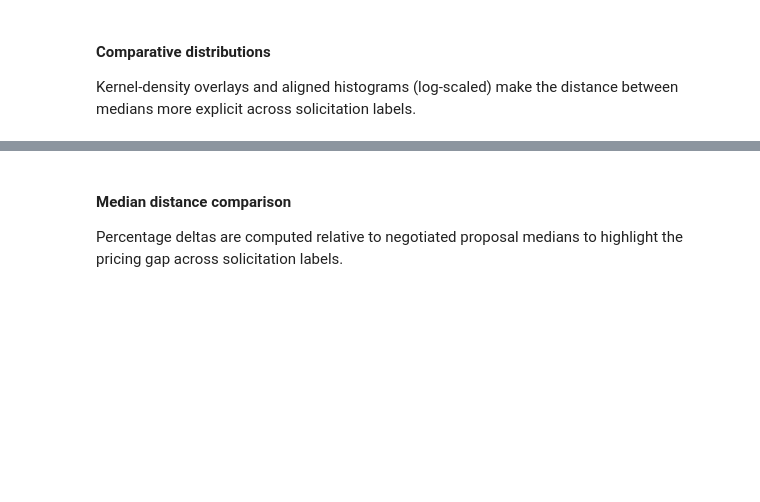
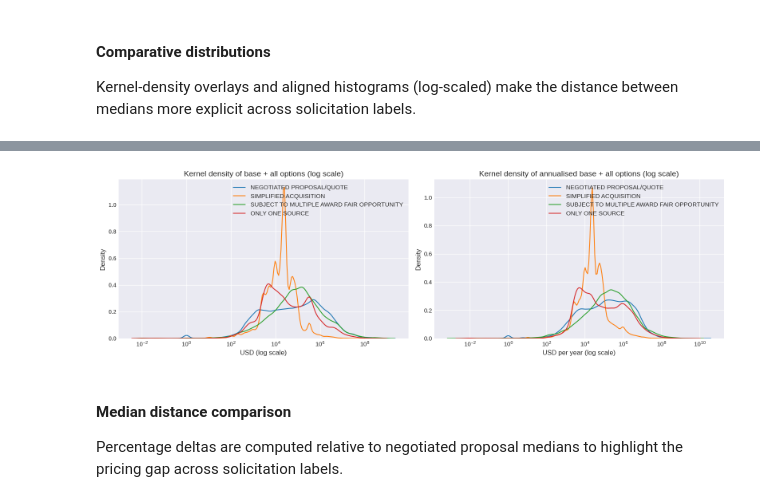
Before and after one commit to edoardoCame/American-analysis, a Jupyter notebook: notebooks/usaspending.ipynb, the cells around one changed output, grey strips where cells are left out. Cells and saved outputs as stored; diff of their text form; code cells hidden in the pictures; blank space fills up the shorter version.

```diff
--- a/notebooks/usaspending.ipynb
+++ b/notebooks/usaspending.ipynb
@@ -321,6 +333,13 @@ annualized_summary = format_tables(annualized_summary_raw, annualized_fields)
 pd.set_option('display.max_rows', None)
 display(value_summary.reset_index(drop=True))
 display(annualized_summary.reset_index(drop=True))
+
+
+base_values_cost = cost_df["base_and_all_options_value"]
+between_mask_cost = base_values_cost.between(0, 1_000_000_000, inclusive="both")
+mask_cost = between_mask_cost.fillna(False) | base_values_cost.isna()
+cost_outliers_removed = (~mask_cost).sum()
+cost_df = cost_df[mask_cost]
 # %% [output]
 |  | Solicitation procedure | Awards | Federal action obligation median ... | Federal action obligation IQR (US... | Base + all options value median (... | ... |
 | 0 | NEGOTIATED PROPOSAL/QUOTE | 105873 | 0.09 | 0.0 – 0.6 | 0.07 | ... |
@@ -445,3 +413,45 @@ plt.show()
+# %%
+top_labels = value_summary['Solicitation procedure'].head(4)
+plot_df = cost_df[cost_df['solicitation_procedures'].isin(top_labels)].copy()
+plot_df['solicitation_procedures'] = plot_df['solicitation_procedures'].replace('', 'UNSPECIFIED')
+
+fig, axes = plt.subplots(1, 2, figsize=(16, 5))
+palette = sns.color_palette('tab10', n_colors=len(top_labels))
+
+for label, color in zip(top_labels, palette):
+    label_clean = label if label else 'UNSPECIFIED'
+    subset = plot_df[plot_df['solicitation_procedures'] == label_clean]
+    sns.kdeplot(
+        data=subset[subset['base_and_all_options_value'] > 0],
+        x='base_and_all_options_value',
+        ax=axes[0],
+        label=label_clean,
+        log_scale=True,
+        bw_adjust=0.8,
+        color=color,
+    )
+    sns.kdeplot(
+        data=subset[subset['annualized_base_all'] > 0],
+        x='annualized_base_all',
+        ax=axes[1],
+        label=label_clean,
+        log_scale=True,
+        bw_adjust=0.8,
+        color=color,
+    )
+
+axes[0].set_title('Kernel density of base + all options (log scale)')
+axes[0].set_xlabel('USD (log scale)')
+axes[0].set_ylabel('Density')
+axes[1].set_title('Kernel density of annualised base + all options (log scale)')
+axes[1].set_xlabel('USD per year (log scale)')
+axes[1].set_ylabel('Density')
+axes[0].legend()
+axes[1].legend()
+plt.tight_layout()
+plt.show()
+# %% [output]
+[figure, added]
 # %% [markdown]
 #### Median distance comparison
 Percentage deltas are computed relative to negotiated proposal medians to highlight the pricing gap across solicitation labels.
```
Also changed, not shown: parts of 21 cells of this notebook, 1 other file.
